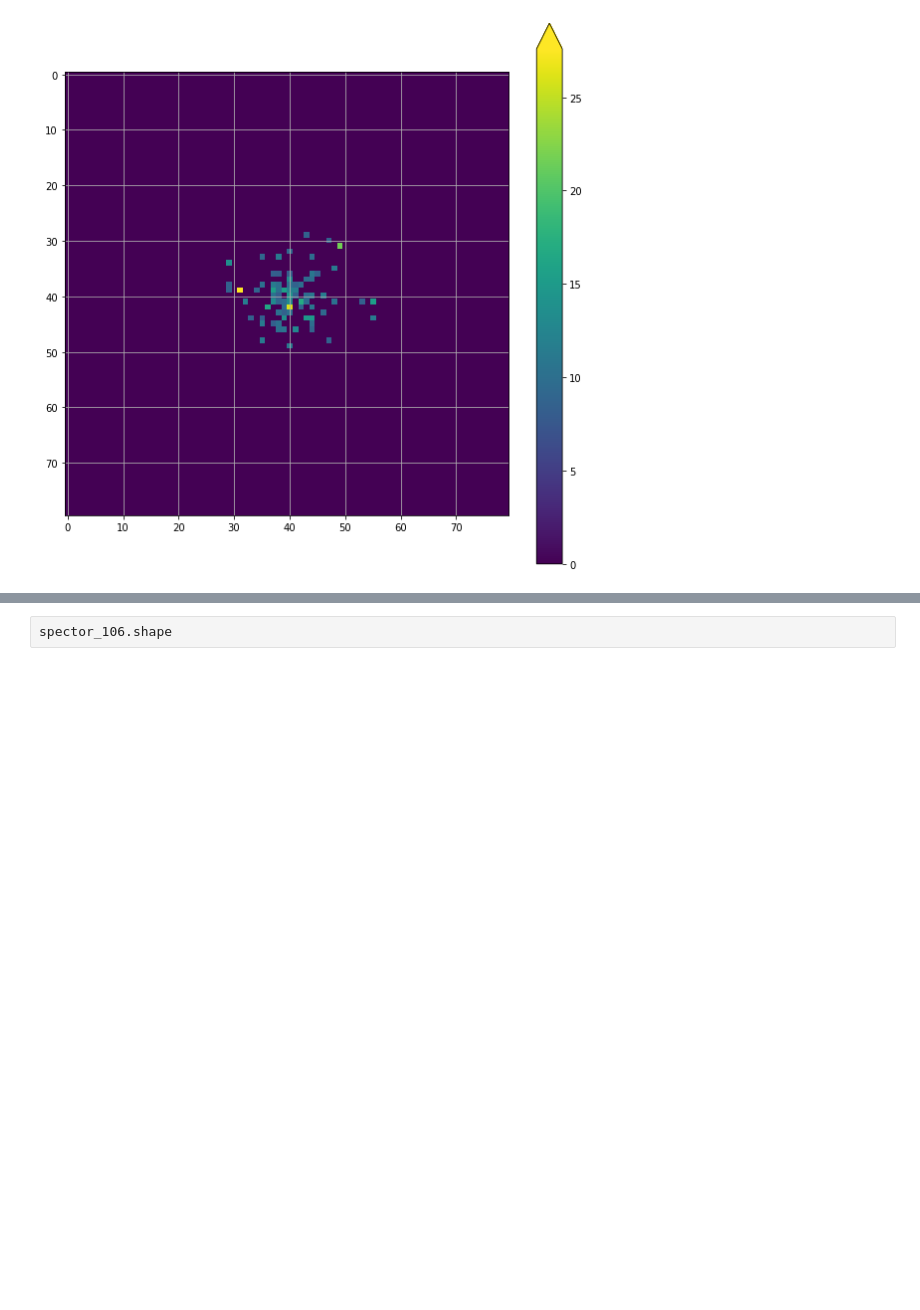
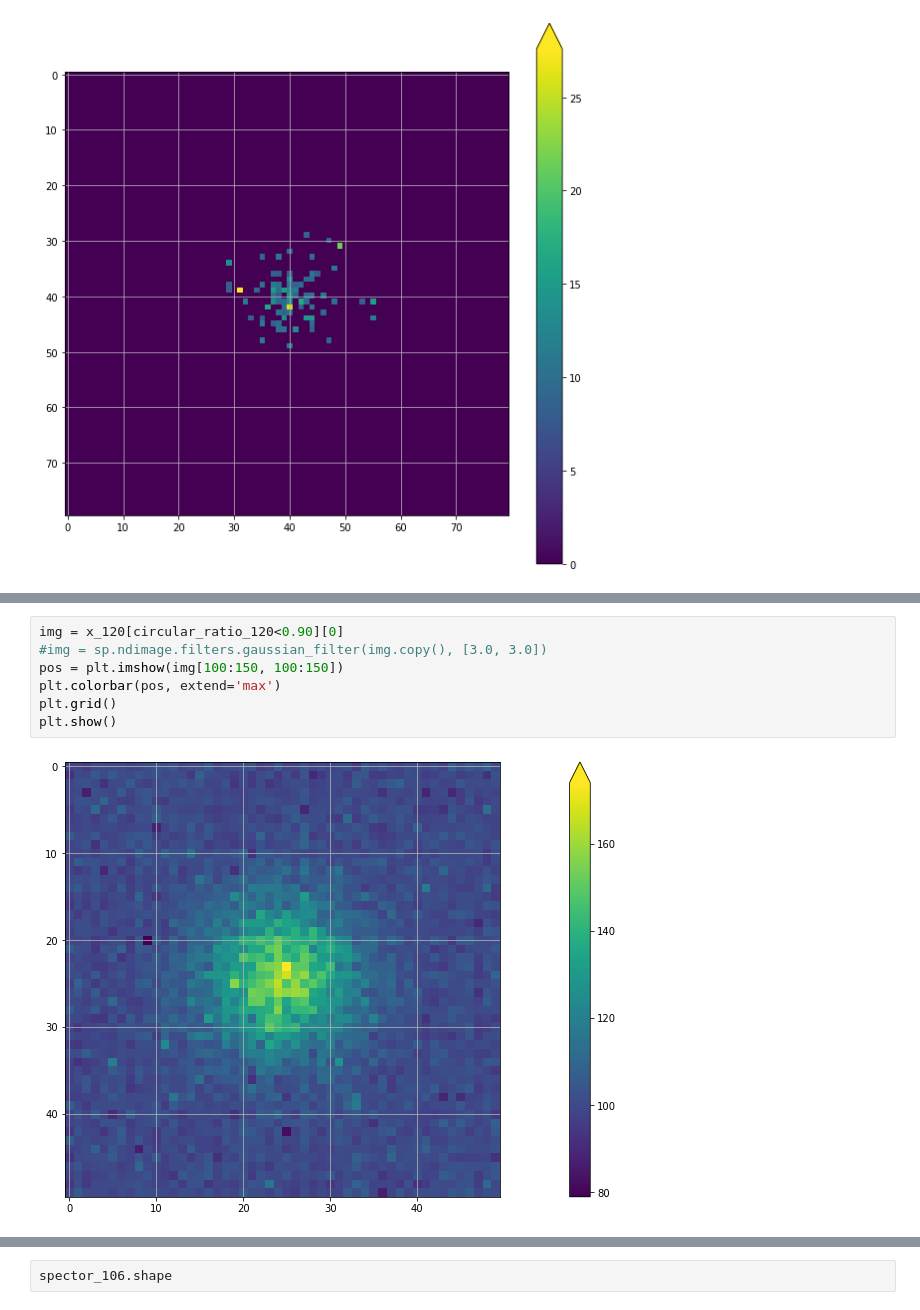
Before and after one commit to KirillRuSS/IDAO-2021-Kirill, a Jupyter notebook: ring.ipynb, the cells around one changed output, grey strips where cells are left out. Saved outputs shown, nothing was run; the diff lists cells and outputs as text; blank space fills up the shorter version.

```diff
--- a/ring.ipynb
+++ b/ring.ipynb
@@ -340,0 +233,9 @@ ValueError: cannot reshape array of size 147 into shape (5,5)
+# %%
+img = x_120[circular_ratio_120<0.90][0]
+#img = sp.ndimage.filters.gaussian_filter(img.copy(), [3.0, 3.0])
+pos = plt.imshow(img[100:150, 100:150])
+plt.colorbar(pos, extend='max')
+plt.grid()
+plt.show()
+# %% [output]
+[figure, added]
```
Also changed, not shown: parts of 43 cells of this notebook, 2 other files.
